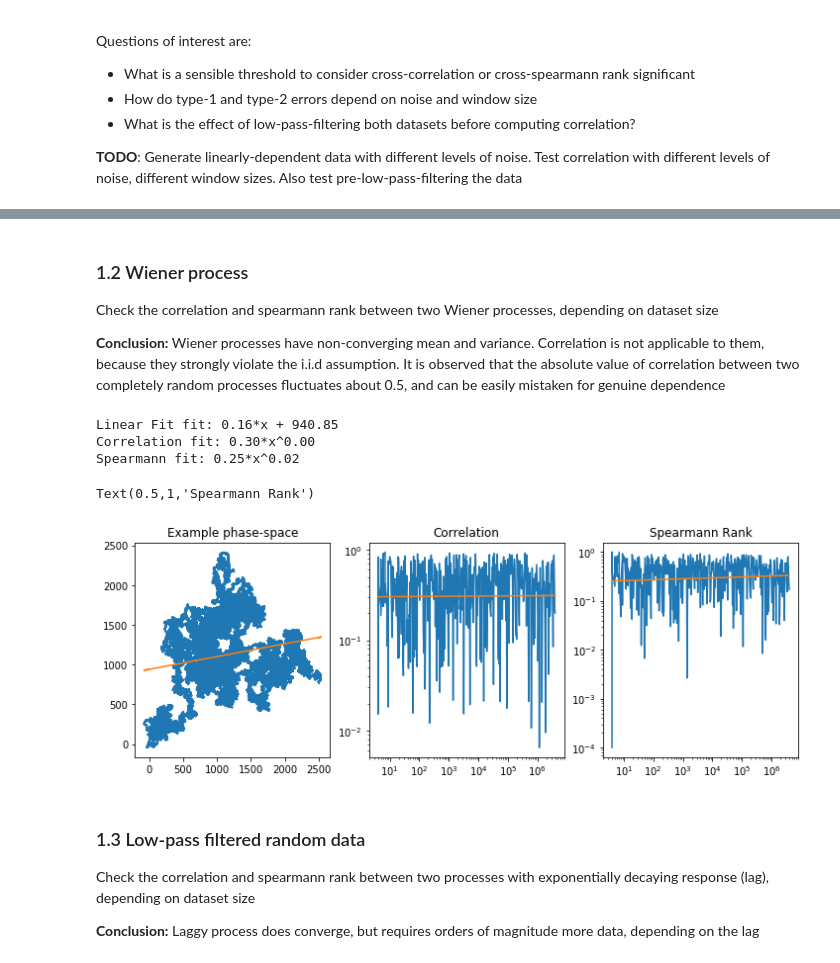
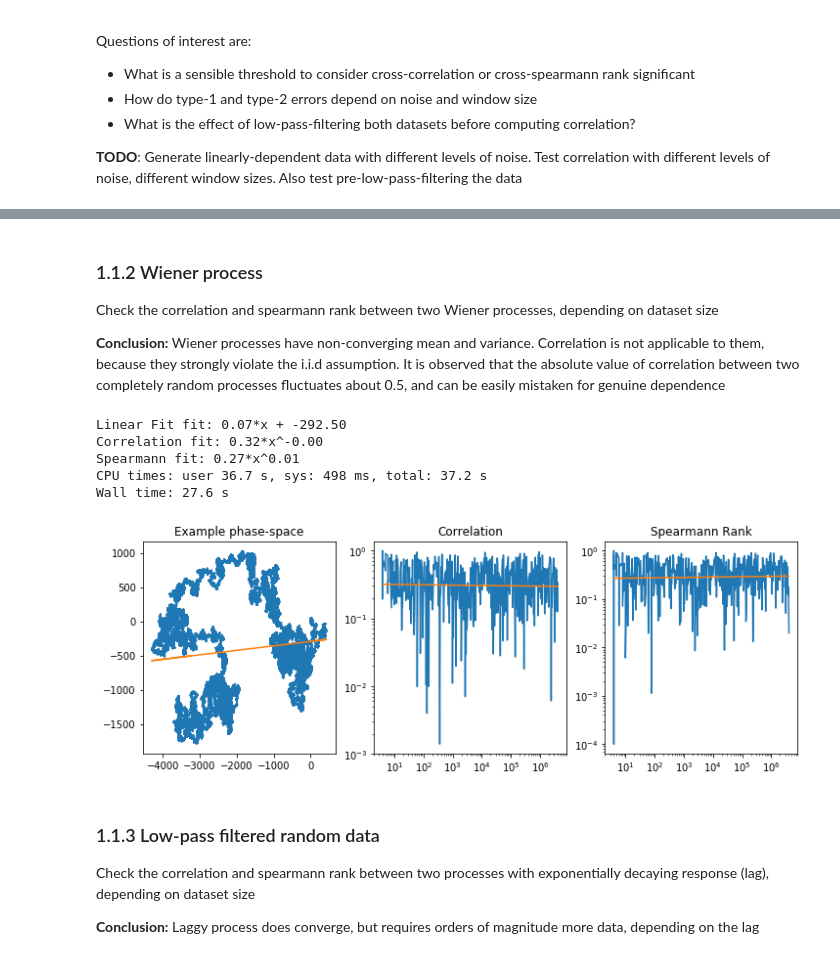
Before and after one commit to aleksejs-fomins/snippets-data-analysis, a Jupyter notebook: python/stat-info-theory/inference-model-free/functional-connectivity-non-iid/metrics-cross-corr-and-rank.ipynb, the cells around one changed output, grey strips where cells are left out. Drawn from its saved outputs; the diff is of its cells as text; code cells hidden in the pictures.

```diff
--- a/python/stat-info-theory/inference-model-free/functional-connectivity-non-iid/metrics-cross-corr-and-rank.ipynb
+++ b/python/stat-info-theory/inference-model-free/functional-connectivity-non-iid/metrics-cross-corr-and-rank.ipynb
@@ -88,52 +144,59 @@ Spearmann fit: 0.47*x^-0.48
 # %% [markdown]
-### 1.2 Wiener process
+### 1.1.2 Wiener process
 
 Check the correlation and spearmann rank between two Wiener processes, depending on dataset size
 
 **Conclusion:**
 Wiener processes have non-converging mean and variance. Correlation is not applicable to them, because they strongly violate the i.i.d assumption. It is observed that the absolute value of correlation between two completely random processes fluctuates about 0.5, and can be easily mistaken for genuine dependence
 # %%
-# 2) Test dependence of random correlation on size
+%%time
+
+@jit(nopython=True, parallel=True)
+def corrMarkovData(nData):
+    corrData = np.zeros(len(nData))
+    sprData = np.zeros(len(nData))
+    for i in range(len(nData)):
+        x = np.random.normal(0, 1, nData[i])
+        y = np.random.normal(0, 1, nData[i])
+
+        # Convert random data into Markov chains
+        x = incremental(x)
+        y = incremental(y)
+
+        corrData[i] = np.abs(corr(x,y))
+        sprData[i] = np.abs(sprank(x,y))
+        if sprData[i] == 0:
+            sprData[i] = 1.0e-4
+    return corrData, sprData, x, y
+
+# Compute correlation for markov chains
 nData = np.array([int(2**(2 + i / 20)) for i in range(400)])
-corrData = np.zeros(len(nData))
-sprData = np.zeros(len(nData))
-for i in range(len(nData)):
-    x = np.random.normal(0, 1, nData[i])
-    y = np.random.normal(0, 1, nData[i])
-
-    # Convert random data into Markov chains
-    for j in range(1, nData[i]):
-        x[j] += x[j-1]
-        y[j] += y[j-1]
-
-    corrData[i] = np.abs(corr(x,y))
-    sprData[i] = np.abs(sprank(x,y))
-    if sprData[i] == 0:
-        sprData[i] = 1.0e-4
+corrData, sprData, x, y = corrMarkovData(nData)
 
 # Fit line to log-log plot of the resulting data
 linFit = regfit(x, y, "Linear Fit")
 corrFit = loglogfit(nData, corrData, "Correlation")
 sprFit = loglogfit(nData, sprData, "Spearmann")
 
 fig, ax = plt.subplots(ncols = 3, figsize=(12, 4))
 ax[0].plot(x, y)
 ax[0].plot(x, linFit)
 ax[0].set_title("Example phase-space")
 ax[1].loglog(nData, corrData)
 ax[1].loglog(nData, corrFit)
 ax[1].set_title("Correlation")
 ax[2].loglog(nData, sprData)
 ax[2].loglog(nData, sprFit)
 ax[2].set_title("Spearmann Rank")
 # %% [output]
-Linear Fit fit: 0.16*x + 940.85
-Correlation fit: 0.30*x^0.00
-Spearmann fit: 0.25*x^0.02
+Linear Fit fit: 0.07*x + -292.50
+Correlation fit: 0.32*x^-0.00
+Spearmann fit: 0.27*x^0.01
+CPU times: user 36.7 s, sys: 498 ms, total: 37.2 s
+Wall time: 27.6 s
-Text(0.5,1,'Spearmann Rank')
-[figure, old version]
+[figure, new version]
 # %% [markdown]
-### 1.3 Low-pass filtered random data
+### 1.1.3 Low-pass filtered random data
 
 Check the correlation and spearmann rank between two processes with exponentially decaying response (lag), depending on dataset size
 
```
Also changed, not shown: parts of 10 cells of this notebook, 4 other files.
